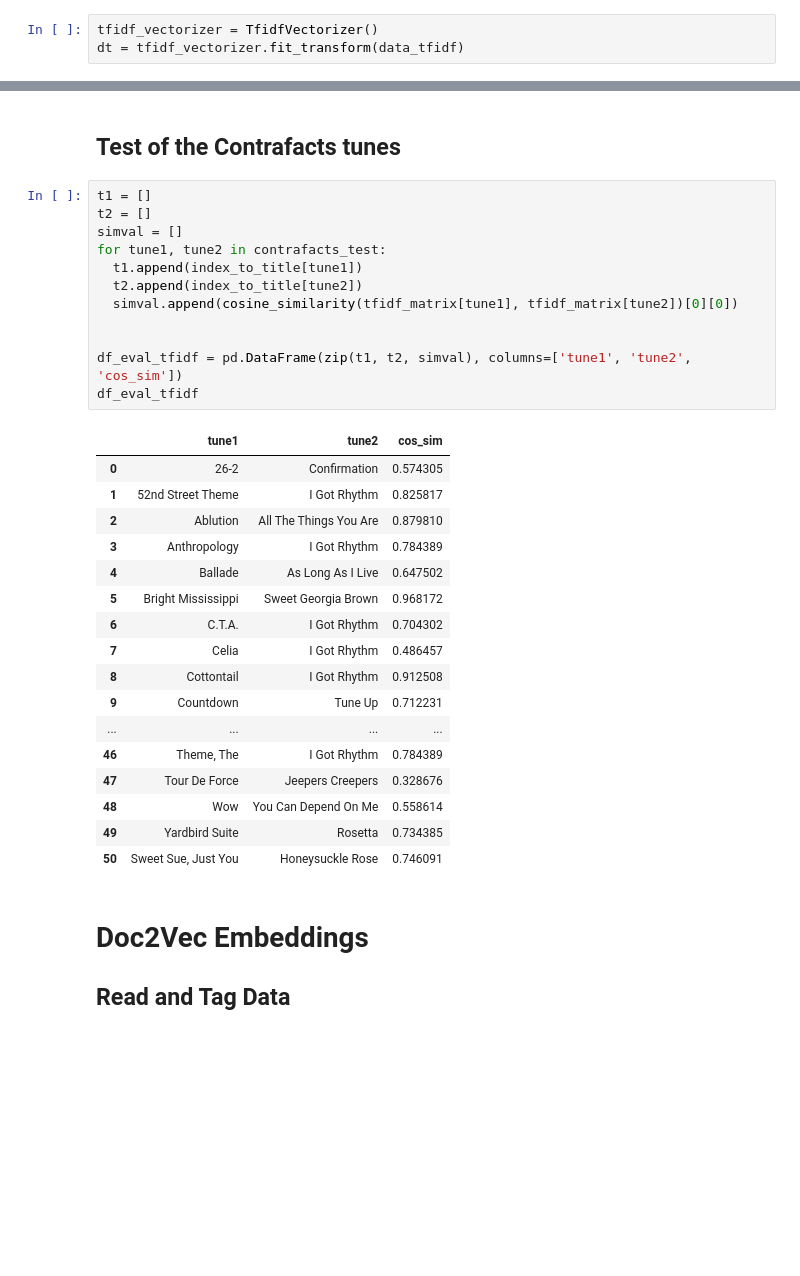
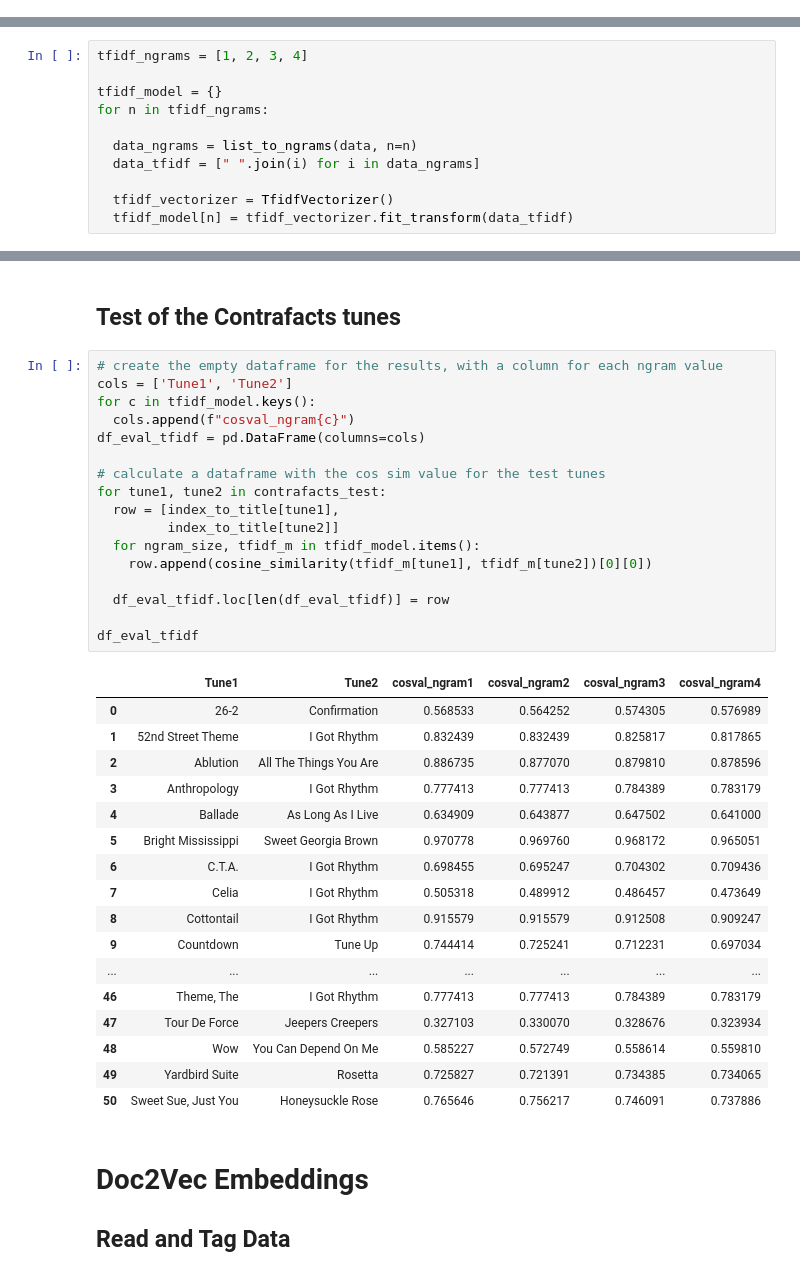
Before and after one commit to 11doris/jazz-tunes-similarity, a Jupyter notebook: tune_similarity_doc2vec.ipynb, the cells around one changed output, grey strips where cells are left out. Saved outputs shown, nothing was run; the diff lists cells and outputs as text; blank space fills up the shorter version.

Commit message:
Evaluate ngrams 1..4 for TF-IDF

```diff
--- a/tune_similarity_doc2vec.ipynb
+++ b/tune_similarity_doc2vec.ipynb
@@ -268,3 +241,0 @@ data_tfidf[:5]
-# %%
-tfidf_vectorizer = TfidfVectorizer()
-dt = tfidf_vectorizer.fit_transform(data_tfidf)
@@ -295,0 +242,11 @@ df_cos
+# %%
+tfidf_ngrams = [1, 2, 3, 4]
+
+tfidf_model = {}
+for n in tfidf_ngrams:
+
+  data_ngrams = list_to_ngrams(data, n=n)
+  data_tfidf = [" ".join(i) for i in data_ngrams]
+
+  tfidf_vectorizer = TfidfVectorizer()
+  tfidf_model[n] = tfidf_vectorizer.fit_transform(data_tfidf)
@@ -296,35 +264,40 @@ df_cos
 # %% [markdown]
 ## Test of the Contrafacts tunes
-# %%
-t1 = []
-t2 = []
-simval = []
-for tune1, tune2 in contrafacts_test:
-  t1.append(index_to_title[tune1])
-  t2.append(index_to_title[tune2])
-  simval.append(cosine_similarity(tfidf_matrix[tune1], tfidf_matrix[tune2])[0][0])
-
-
-df_eval_tfidf = pd.DataFrame(zip(t1, t2, simval), columns=['tune1', 'tune2', 'cos_sim'])
-df_eval_tfidf
-# %% [output]
-|  | tune1 | tune2 | cos_sim |
-| 0 | 26-2 | Confirmation | 0.574305 |
-| 1 | 52nd Street Theme | I Got Rhythm | 0.825817 |
-| 2 | Ablution | All The Things You Are | 0.879810 |
-| 3 | Anthropology | I Got Rhythm | 0.784389 |
-| 4 | Ballade | As Long As I Live | 0.647502 |
-| 5 | Bright Mississippi | Sweet Georgia Brown | 0.968172 |
-| 6 | C.T.A. | I Got Rhythm | 0.704302 |
-| 7 | Celia | I Got Rhythm | 0.486457 |
-| 8 | Cottontail | I Got Rhythm | 0.912508 |
-| 9 | Countdown | Tune Up | 0.712231 |
-| ... | ... | ... | ... |
-| 46 | Theme, The | I Got Rhythm | 0.784389 |
-| 47 | Tour De Force | Jeepers Creepers | 0.328676 |
-| 48 | Wow | You Can Depend On Me | 0.558614 |
-| 49 | Yardbird Suite | Rosetta | 0.734385 |
-| 50 | Sweet Sue, Just You | Honeysuckle Rose | 0.746091 |
+# %%
+# create the empty dataframe for the results, with a column for each ngram value
+cols = ['Tune1', 'Tune2']
+for c in tfidf_model.keys():
+  cols.append(f"cosval_ngram{c}")
+df_eval_tfidf = pd.DataFrame(columns=cols)
+
+# calculate a dataframe with the cos sim value for the test tunes
+for tune1, tune2 in contrafacts_test:
+  row = [index_to_title[tune1],
+         index_to_title[tune2]]
+  for ngram_size, tfidf_m in tfidf_model.items():
+    row.append(cosine_similarity(tfidf_m[tune1], tfidf_m[tune2])[0][0])
+
+  df_eval_tfidf.loc[len(df_eval_tfidf)] = row
+
+df_eval_tfidf
+# %% [output]
+|  | Tune1 | Tune2 | cosval_ngram1 | cosval_ngram2 | cosval_ngram3 | cosval_ngram4 |
+| 0 | 26-2 | Confirmation | 0.568533 | 0.564252 | 0.574305 | 0.576989 |
+| 1 | 52nd Street Theme | I Got Rhythm | 0.832439 | 0.832439 | 0.825817 | 0.817865 |
+| 2 | Ablution | All The Things You Are | 0.886735 | 0.877070 | 0.879810 | 0.878596 |
+| 3 | Anthropology | I Got Rhythm | 0.777413 | 0.777413 | 0.784389 | 0.783179 |
+| 4 | Ballade | As Long As I Live | 0.634909 | 0.643877 | 0.647502 | 0.641000 |
+| 5 | Bright Mississippi | Sweet Georgia Brown | 0.970778 | 0.969760 | 0.968172 | 0.965051 |
+| 6 | C.T.A. | I Got Rhythm | 0.698455 | 0.695247 | 0.704302 | 0.709436 |
+| 7 | Celia | I Got Rhythm | 0.505318 | 0.489912 | 0.486457 | 0.473649 |
+| 8 | Cottontail | I Got Rhythm | 0.915579 | 0.915579 | 0.912508 | 0.909247 |
+| 9 | Countdown | Tune Up | 0.744414 | 0.725241 | 0.712231 | 0.697034 |
+| ... | ... | ... | ... | ... | ... | ... |
+| 46 | Theme, The | I Got Rhythm | 0.777413 | 0.777413 | 0.784389 | 0.783179 |
+| 47 | Tour De Force | Jeepers Creepers | 0.327103 | 0.330070 | 0.328676 | 0.323934 |
+| 48 | Wow | You Can Depend On Me | 0.585227 | 0.572749 | 0.558614 | 0.559810 |
+| 49 | Yardbird Suite | Rosetta | 0.725827 | 0.721391 | 0.734385 | 0.734065 |
+| 50 | Sweet Sue, Just You | Honeysuckle Rose | 0.765646 | 0.756217 | 0.746091 | 0.737886 |
 # %% [markdown]
 # Doc2Vec Embeddings
 
```
Also changed, not shown: parts of 9 cells of this notebook.
